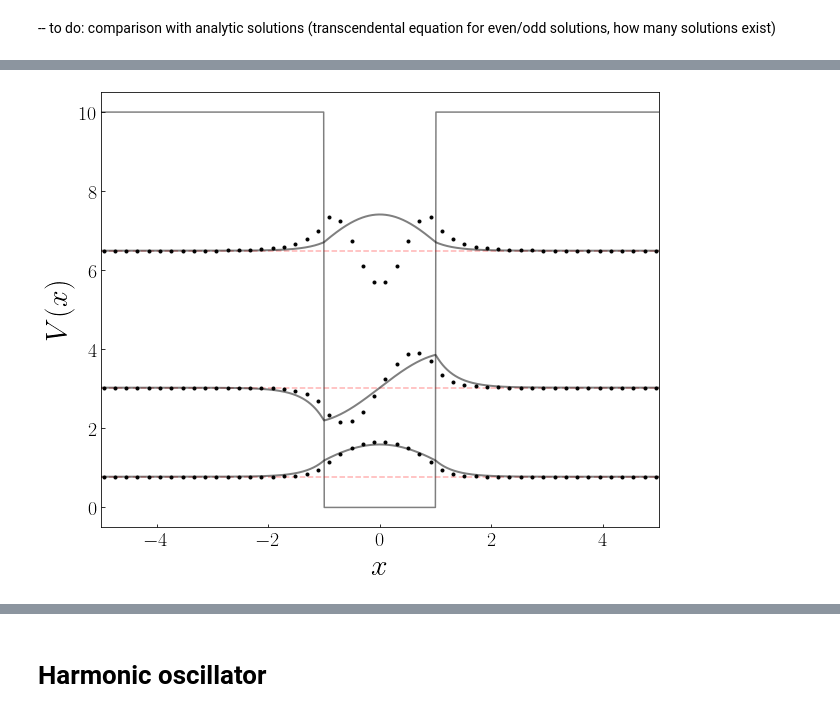
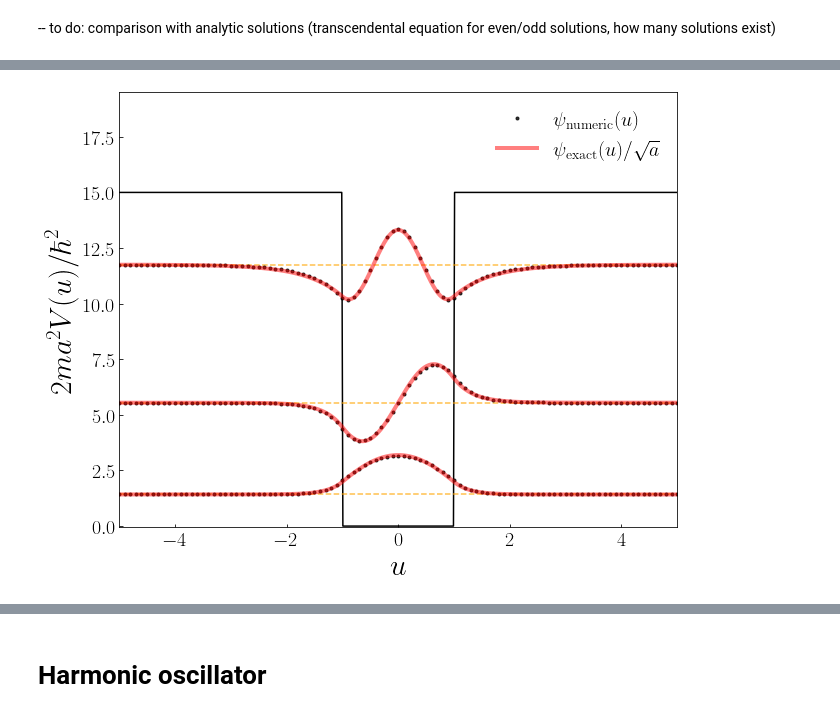
Before and after one commit to rwhitehill/CP-PHYS811-F24, a Jupyter notebook: P3/main.ipynb, the cells around one changed output, grey strips where cells are left out. Drawn from its saved outputs; the diff is of its cells as text; code cells hidden in the pictures.

```diff
--- a/P3/main.ipynb
+++ b/P3/main.ipynb
@@ -27,8 +28,8 @@ def solve_SE(x0,x1,n,V):
     x = np.linspace(x0,x1,n)
     h = x[1] - x[0]
 
-    d = -0.5/h**2*np.full(n-2,-2) + V(x[1:-1])
-    e = -0.5/h**2*np.full(n-3,1)
+    d = -np.full(n-2,-2)/h**2 + V(x[1:-1])
+    e = -np.full(n-3,1)/h**2
 
     E,psi = eigh_tridiagonal(d,e)
     psi   = np.vstack(([np.zeros(E.shape[0]),psi,np.zeros(E.shape[0])]))
@@ -84,8 +85,8 @@ norm.subs(A,A_).subs(D,D_).simplify().subs(B,0).simplify()
 $\displaystyle \frac{C^{2} \left(\kappa k - \frac{\kappa \sin{\left(2 k \right)}}{2} + k \sin^{2}{\left(k \right)}\right)}{\kappa k}$
 # %%
 def get_finite_well_E(V0):
-    f1 = lambda t: np.tan(t) - np.sqrt(V0/t**2 - 1)
-    f2 = lambda t: np.tan(t) + 1/np.sqrt(V0/t**2 - 1)
+    f1 = lambda t: t*np.tan(t) - np.sqrt(V0 - t**2)
+    f2 = lambda t: t/np.tan(t) + np.sqrt(V0 - t**2)
 
     k     = []
     ab    = np.array([1e-5,(1-1e-5)*np.pi/2])
@@ -100,7 +101,7 @@ def get_finite_well_E(V0):
 
         ab += np.pi/2
 
-    E = np.sqrt(np.array(k))
+    E = np.array(k)**2
     return E
 # %%
 def get_finite_well_psi(u,V0):
@@ -156,13 +162,12 @@ plt.show()
 -- to do: comparison with analytic solutions (transcendental equation for even/odd solutions, how many solutions exist)
 # %%
 def V(t,V0=1):
-    temp = -V0*(np.abs(t) < 1).astype(float) + V0
+    temp = V0*(np.abs(t) > 1).astype(float)
     return temp
 # %%
-V0 = 10
-x,E,psi = solve_SE(-10,10,100,lambda t: V(t,V0=V0))
-h  = x[1] - x[0]
-psi = psi/np.sqrt(h)
+V0 = 15
+x,E,psi = solve_SE(-10,10,201,lambda t: V(t,V0=V0))
+h   = x[1] - x[0]
 
 E[:10]
 # %% [output]
@@ -177,22 +176,27 @@ plt.show()
 # %%
 nrows,ncols = 1,1
 fig,ax = plt.subplots(nrows=nrows,ncols=ncols,figsize=(10*ncols,8*nrows))
 
-x_ = np.linspace(-5,5,1000)
-ax.plot(x_,V(x_,V0=V0),color='k',alpha=0.5)
+x_ = np.linspace(-10,10,1000)
+ax.plot(x_,V(x_,V0=V0),color='k',alpha=1)
 
 E_,psi_ = get_finite_well_psi(x_,V0)
 
+scale = 2
 for i in range(len(E[E<V0])):
-    ax.axhline(E[i],color='r',ls='--',alpha=0.3)
-    ax.plot(x,psi[i] + E[i],'k.')
-    ax.plot(x_,psi_[i]+E[i],'k-',lw=2,alpha=0.5)
+    sign = np.sign(psi[i][1])/np.sign(psi_[i][1])
+
+    ax.axhline(E[i],color='orange',ls='--',alpha=0.7)
+    ax.plot(x,scale*sign*psi[i]/np.sqrt(h) + E[i],'k.',alpha=0.8,label=r'$\psi_{\rm numeric}(u)$' if i==0 else '')
+    ax.plot(x_,scale*psi_[i]+E[i],'r-',lw=4,alpha=0.5,label=r'$\psi_{\rm exact}(u)/\sqrt{a}$' if i==0 else '')
 
 ax.set_xlim(-5,5)
-ax.set_xlabel(r'$x$',size=30)
-ax.set_ylabel(r'$V(x)$',size=30)
+ax.set_ylim(-0.05,1.3*V0)
+ax.set_xlabel(r'$u$',size=30)
+ax.set_ylabel(r'$2 m a^2 V(u) / \hbar^2$',size=30)
 ax.tick_params(axis='both',which='major',labelsize=20,direction='in')
+ax.legend(fontsize=20,loc='upper right',frameon=False)
 
 plt.show()
 # %% [output]
-[figure, old version]
+[figure, new version]
```
Also changed, not shown: parts of 22 cells of this notebook, 1 other file.
